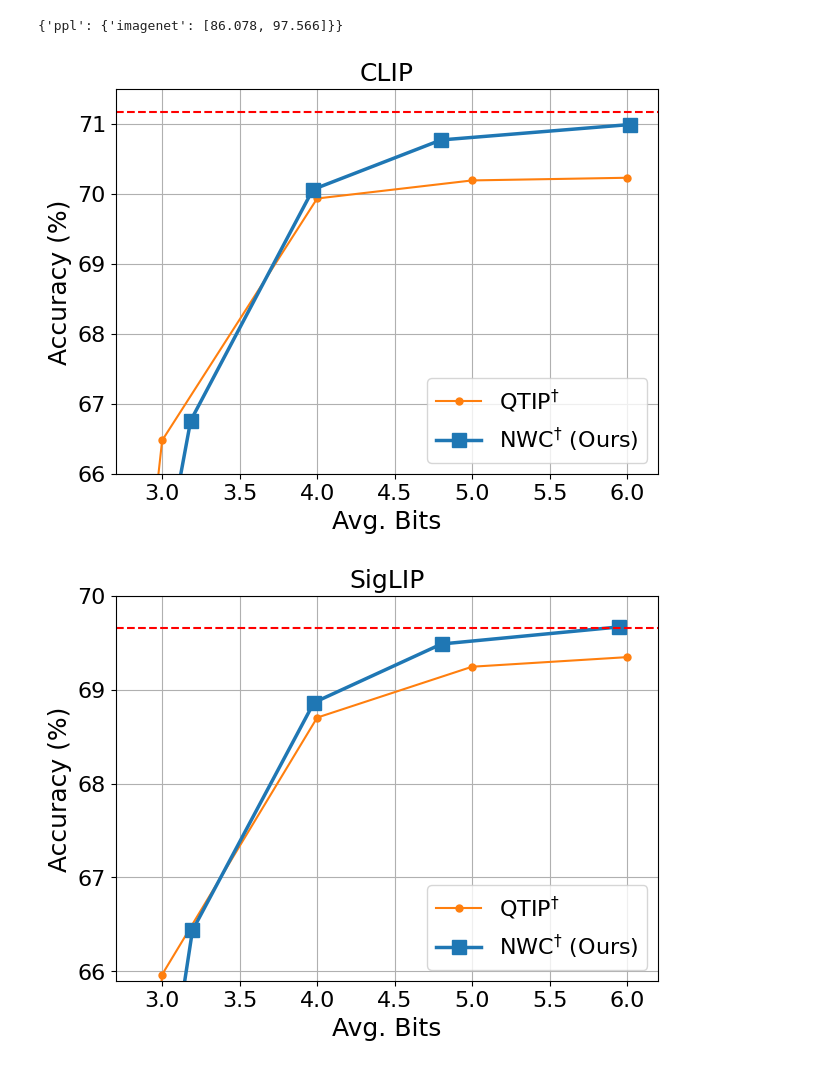
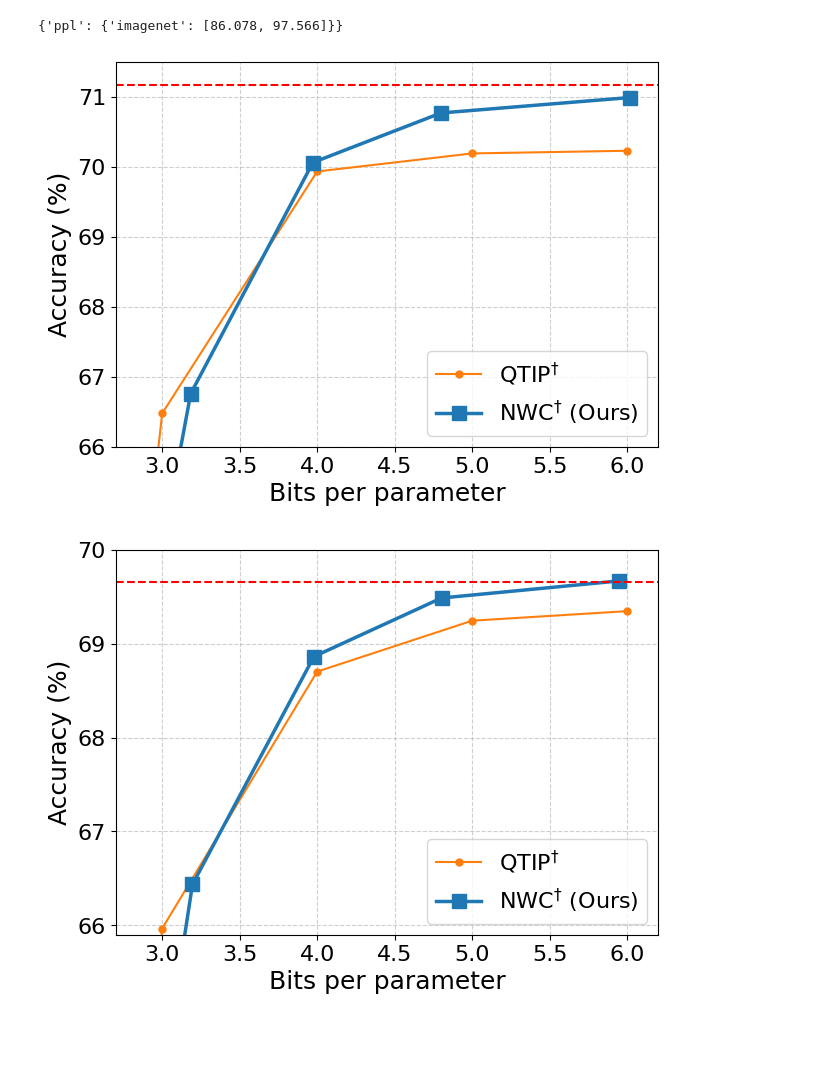
Before and after one commit to ryu326/weight_compression, a Jupyter notebook: notebooks/plot_clip_result.ipynb, the cells around one changed output. Cells and saved outputs as stored; diff of their text form; code cells hidden in the pictures; blank space fills up the shorter version.

```diff
--- a/notebooks/plot_clip_result.ipynb
+++ b/notebooks/plot_clip_result.ipynb
@@ -65,14 +65,19 @@ siglip_paths = [
     # ('NWC_ql_rnrom_ldlq(llama)', '/workspace/Weight_compression/hf_model_comp_results/google/siglip-base-patch16-224/(llama)_rnorm_ldlq128'),
     ('NWC_ql_rnrom_ldlq(llama-siglip)', '/workspace/Weight_compression/hf_model_comp_results/google/siglip-base-patch16-224/(llama-siglib)_rnorm_ldlq128')
 ]
+dino_paths = [
+    # ('llama', '/workspace/Weight_compression/hf_model_comp_results/facebook--dinov2-large-imagenet1k-1-layer/(llama)ql_rnorm_ldlq128'),
+    ('llama-dino', '/workspace/Weight_compression/hf_model_comp_results/facebook--dinov2-large-imagenet1k-1-layer/(llama-dino)ql_rnorm_ldlq128')
+]
 all_labels = {}
 all_labels['CLIP'] = [r'QTIP$^†$', r'NWC$^†$ (Ours)']
 # all_labels['CLIP'] = [r'QTIP$^⁎$', 'llama-clip', 'clip', 'llama']
 all_labels['SigLIP'] = [r'QTIP$^†$', r'NWC$^†$ (Ours)']
 # all_labels['SigLIP'] = [r'QTIP$^†$', r'llama', 'llama-siglip']
 all_labels['DINOv2'] = [r'QTIP$^†$', r'NWC$^†$ (Ours)']
+# all_labels['DINOv2'] = [r'QTIP$^†$', r'llama', 'llama-dino']
 
-all_paths = [clip_paths, siglip_paths]
+all_paths = [clip_paths, siglip_paths, dino_paths]
 
 for model, paths in zip(models, all_paths):
     plot_data = {}
@@ -166,36 +172,42 @@ for model, plot_data in all_result.items():
         marker_size = 10 if marker == 's' else 5
         lw = 2.5 if marker == 's' else 1.5
         linestyle = '-'
         # axs[0].plot(x_smooth, y_smooth, linestyle=linestyle, color=color, label=label, alpha=1, lw=lw)
 
         bit = np.array(data['bit'])
         mask = bit < 6.2
+        # mask = bit < 10
         bit = bit[mask]
         acc = np.array(acc)[mask]
         ax.plot(bit, acc, label=f'{l}', marker=marker, ms= marker_size, linestyle = linestyle, lw= lw, color= colors[l])
         # ax.plot(data['bit'], data['top5'], label=f'{model} Top5', marker='o')
 
     # Labels and title
-    ax.set_xlabel('Avg. Bits')
+    ax.set_xlabel('Bits per parameter')
+    # ax.set_xlabel('Avg. Bits')
     ax.set_ylabel('Accuracy (%)')
     ax.legend()
     # ax.set_ylim(0.695, None)
     ax.axhline(y=base[model]*100, color='r', linestyle='--', label='Top1')
     # ax.axhline(y=0.9149, color='r', linestyle='--', label='Top5')
 
     # ax.set_title('ImageNet-1K')
-    ax.set_title(model)
+    # ax.set_title(model)
     if model == 'CLIP':
         ax.set_xlim(2.7, 6.2)
         ax.set_ylim(66, 71.5)
     elif model == 'SigLIP':
         ax.set_xlim(2.7, 6.2)
         ax.set_ylim(65.9, 70)
     else:
-        ax.set_xlim(2.7, 6.2)
+        ax.set_xlim(2, 6.2)
         ax.set_ylim(85.3, 86.2)
-    plt.grid(True)
+        pass
+    plt.grid(True, which='both', linestyle='--', alpha=0.6)
+    filename = os.path.join('plots', f'{model}.png')
+    # plt.savefig(filename, dpi=300)
+    plt.savefig(filename, dpi=300, bbox_inches='tight')
     plt.show()
 # %% [output]
-[figure, old version]
+[figure, new version]
-[figure, old version]
+[figure, new version]
```
Also changed, not shown: parts of 3 cells of this notebook, 15 other files.
